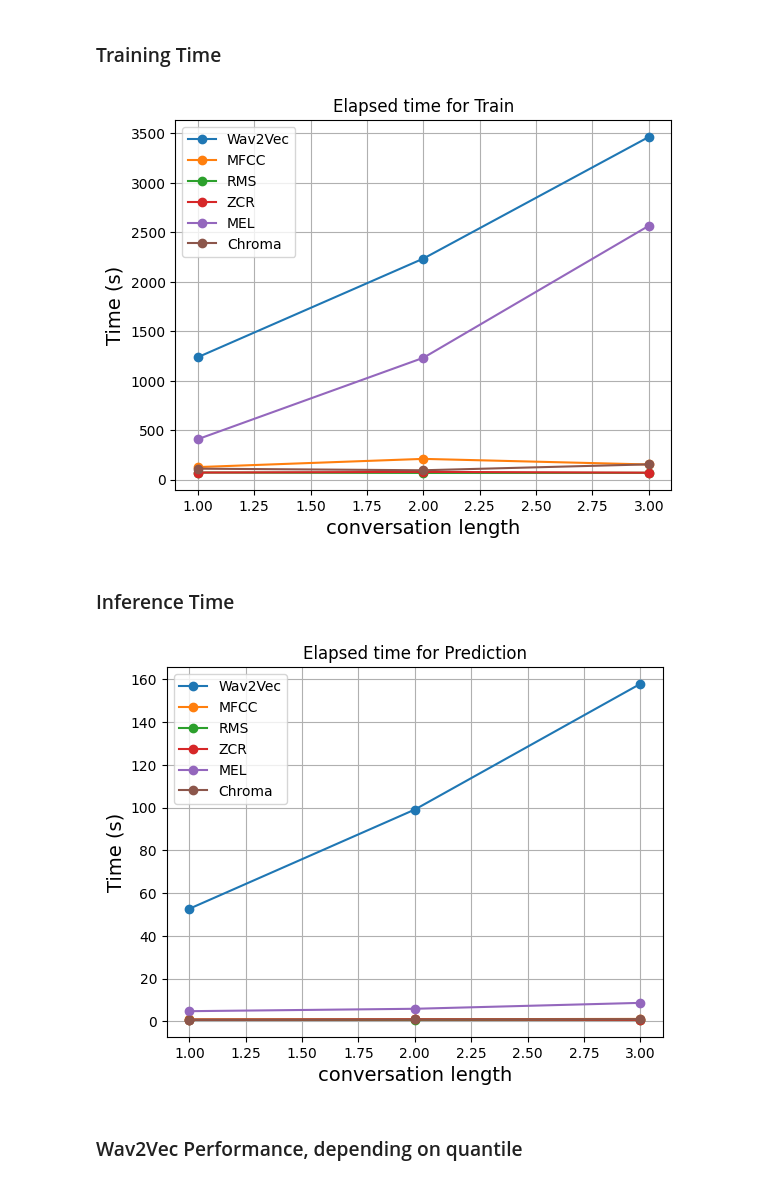
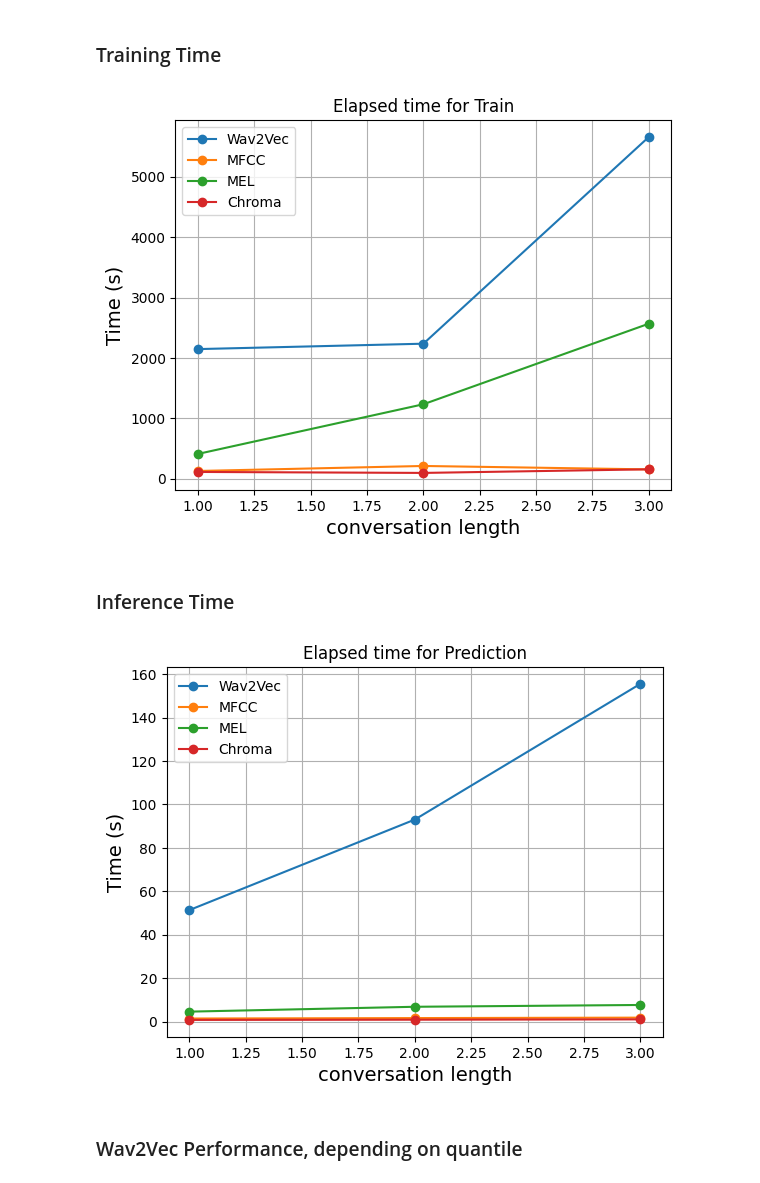
Before and after one commit to eskinderit/A-comparison-of-small-and-large-uni-multi-modal-language-models-for-sentiment-analysis-, a Jupyter notebook: Result Visualization.ipynb, the cells around one changed output. Cells and saved outputs as stored; diff of their text form; code cells hidden in the pictures.

```diff
--- a/Result Visualization.ipynb
+++ b/Result Visualization.ipynb
@@ -373,51 +410,45 @@ In this figure we can see the different results on the $F1_{macro}$ scores. For
 ### Training Time
 # %%
 # train time
-wav2vec_train_time = [i.train_time for i in wav2vec_results]
-mfcc_train_time = [i.train_time for i in mfcc_results][:3]
-rms_train_time = [i.train_time for i in rms_results][:3]
-zcr_train_time = [i.train_time for i in zcr_results][:3]
-mel_train_time = [i.train_time for i in mel_results][:3]
-chroma_train_time = [i.train_time for i in chroma_results][:3]
+wav2vec_train_time = np.average([[i.train_time for i in j] for j in wav2vec_results], axis=0)
+mfcc_train_time = np.average([[i.train_time for i in j] for j in mfcc_results], axis=0)
+mel_train_time = np.average([[i.train_time for i in j] for j in mel_results], axis=0)
+chroma_train_time = np.average([[i.train_time for i in j] for j in chroma_results], axis=0)
 
-wav2vec_convlen = [i.conv_length for i in wav2vec_results]
+wav2vec_convlen = [i.conv_length for i in wav2vec_results[0]]
 ## Elapsed time (s) depending on conversation length
 
 plt.plot(wav2vec_convlen, wav2vec_train_time, marker='o', label='Wav2Vec')
 plt.plot(wav2vec_convlen, mfcc_train_time, marker='o', label='MFCC')
-plt.plot(wav2vec_convlen, rms_train_time, marker='o', label='RMS')
-plt.plot(wav2vec_convlen, zcr_train_time, marker='o', label='ZCR')
+#plt.plot(wav2vec_convlen, rms_train_time, marker='o', label='RMS')
+#plt.plot(wav2vec_convlen, zcr_train_time, marker='o', label='ZCR')
 plt.plot(wav2vec_convlen, mel_train_time, marker='o', label='MEL')
 plt.plot(wav2vec_convlen, chroma_train_time, marker='o', label='Chroma')
 
 plt.ylabel('Time (s)', fontsize=14)
 plt.xlabel('conversation length', fontsize=14)
 plt.title('Elapsed time for Train')
 plt.grid()
 plt.legend()
 plt.show()
 # %% [output]
-[figure, old version]
+[figure, new version]
 # %% [markdown]
 ### Inference Time
 # %%
 # train time
-wav2vec_train_time = [i.test_prediction_time for i in wav2vec_results]
-mfcc_train_time = [i.test_prediction_time for i in mfcc_results][:3]
-rms_train_time = [i.test_prediction_time for i in rms_results][:3]
-zcr_train_time = [i.test_prediction_time for i in zcr_results][:3]
-mel_train_time = [i.test_prediction_time for i in mel_results][:3]
-chroma_train_time = [i.test_prediction_time for i in chroma_results][:3]
+wav2vec_pred_time = np.average([[i.test_prediction_time for i in j] for j in wav2vec_results], axis=0)
+mfcc_pred_time = np.average([[i.test_prediction_time for i in j] for j in mfcc_results], axis=0)
+mel_pred_time = np.average([[i.test_prediction_time for i in j] for j in mel_results], axis=0)
+chroma_pred_time = np.average([[i.test_prediction_time for i in j] for j in chroma_results], axis=0)
 
-wav2vec_convlen = [i.conv_length for i in wav2vec_results]
+wav2vec_convlen = [i.conv_length for i in wav2vec_results[0]]
 ## Elapsed time (s) depending on conversation length
 
-plt.plot(wav2vec_convlen, wav2vec_train_time, marker='o', label='Wav2Vec')
-plt.plot(wav2vec_convlen, mfcc_train_time, marker='o', label='MFCC')
-plt.plot(wav2vec_convlen, rms_train_time, marker='o', label='RMS')
-plt.plot(wav2vec_convlen, zcr_train_time, marker='o', label='ZCR')
-plt.plot(wav2vec_convlen, mel_train_time, marker='o', label='MEL')
-plt.plot(wav2vec_convlen, chroma_train_time, marker='o', label='Chroma')
+plt.plot(wav2vec_convlen, wav2vec_pred_time, marker='o', label='Wav2Vec')
+plt.plot(wav2vec_convlen, mfcc_pred_time, marker='o', label='MFCC')
+plt.plot(wav2vec_convlen, mel_pred_time, marker='o', label='MEL')
+plt.plot(wav2vec_convlen, chroma_pred_time, marker='o', label='Chroma')
 
 plt.ylabel('Time (s)', fontsize=14)
 plt.xlabel('conversation length', fontsize=14)
@@ -426,7 +457,7 @@ plt.grid()
 plt.legend()
 plt.show()
 # %% [output]
-[figure, old version]
+[figure, new version]
 # %% [markdown]
 ### Wav2Vec Performance, depending on quantile
 # %%
```
Also changed, not shown: parts of 12 cells of this notebook.
